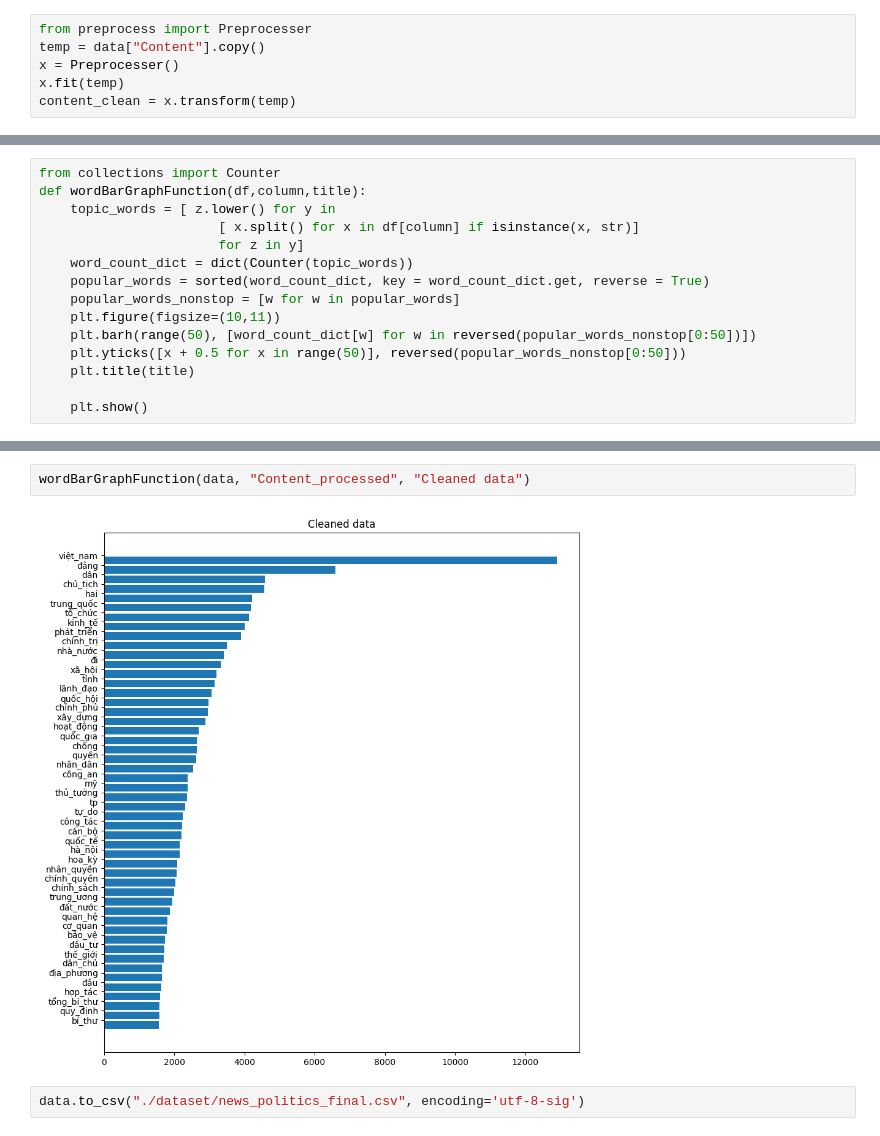
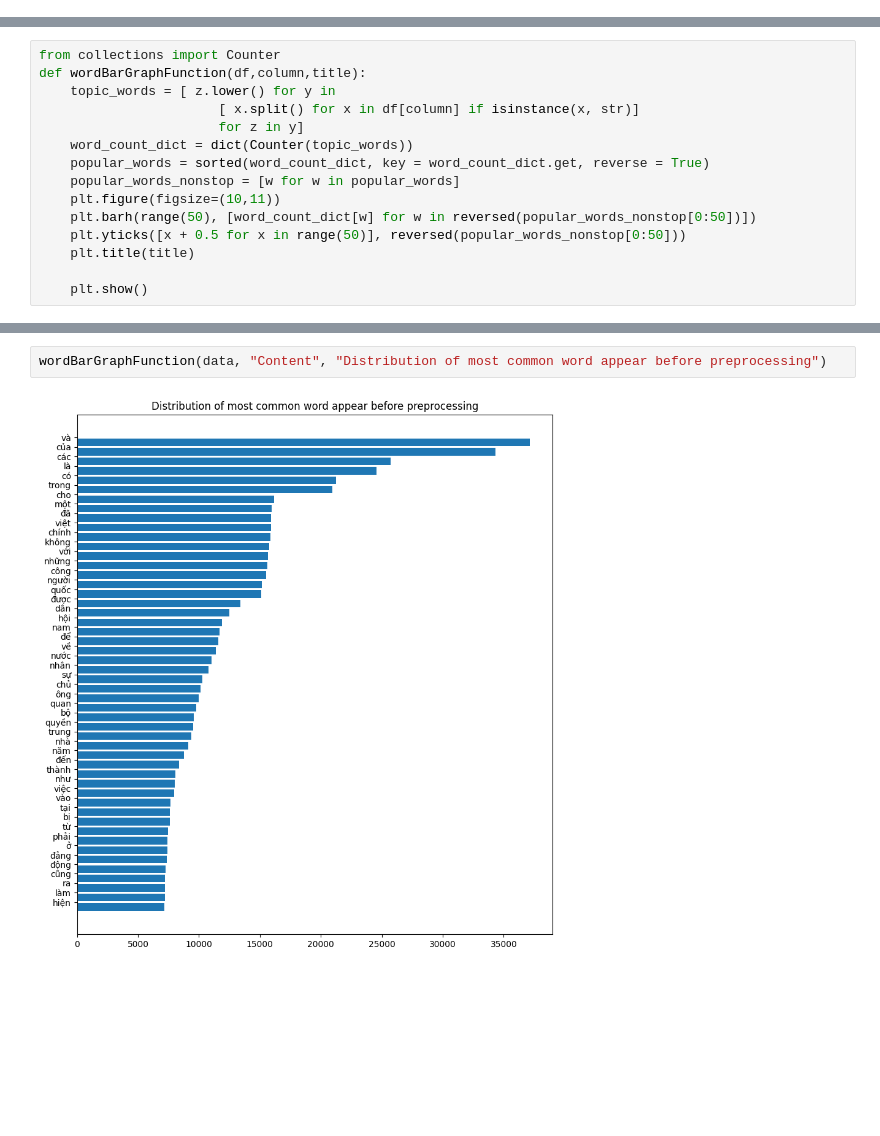
Before and after one commit to duychan/PBL6, a Jupyter notebook: visualize/visualization.ipynb, the cells around one changed output, grey strips where cells are left out. Saved outputs shown, nothing was run; the diff lists cells and outputs as text; blank space fills up the shorter version.

```diff
--- a/visualize/visualization.ipynb
+++ b/visualize/visualization.ipynb
@@ -10,7 +10 @@ data = pd.read_csv("./dataset/news_politics.csv")
 data = data[["Content", "label"]]
-# %%
-from preprocess import Preprocesser
-temp = data["Content"].copy()
-x = Preprocesser()
-x.fit(temp)
-content_clean = x.transform(temp)
@@ -200,6 +185,4 @@ wordBarGraphFunction(data, "Content", "Pre data")
-# %%
-wordBarGraphFunction(data, "Content_processed", "Cleaned data")
-# %% [output]
-[figure, removed]
-# %%
-data.to_csv("./dataset/news_politics_final.csv", encoding='utf-8-sig')
+# %%
+wordBarGraphFunction(data, "Content", "Distribution of most common word appear before preprocessing")
+# %% [output]
+[figure, added]
```
Also changed, not shown: parts of 12 cells of this notebook, 3 other files.
